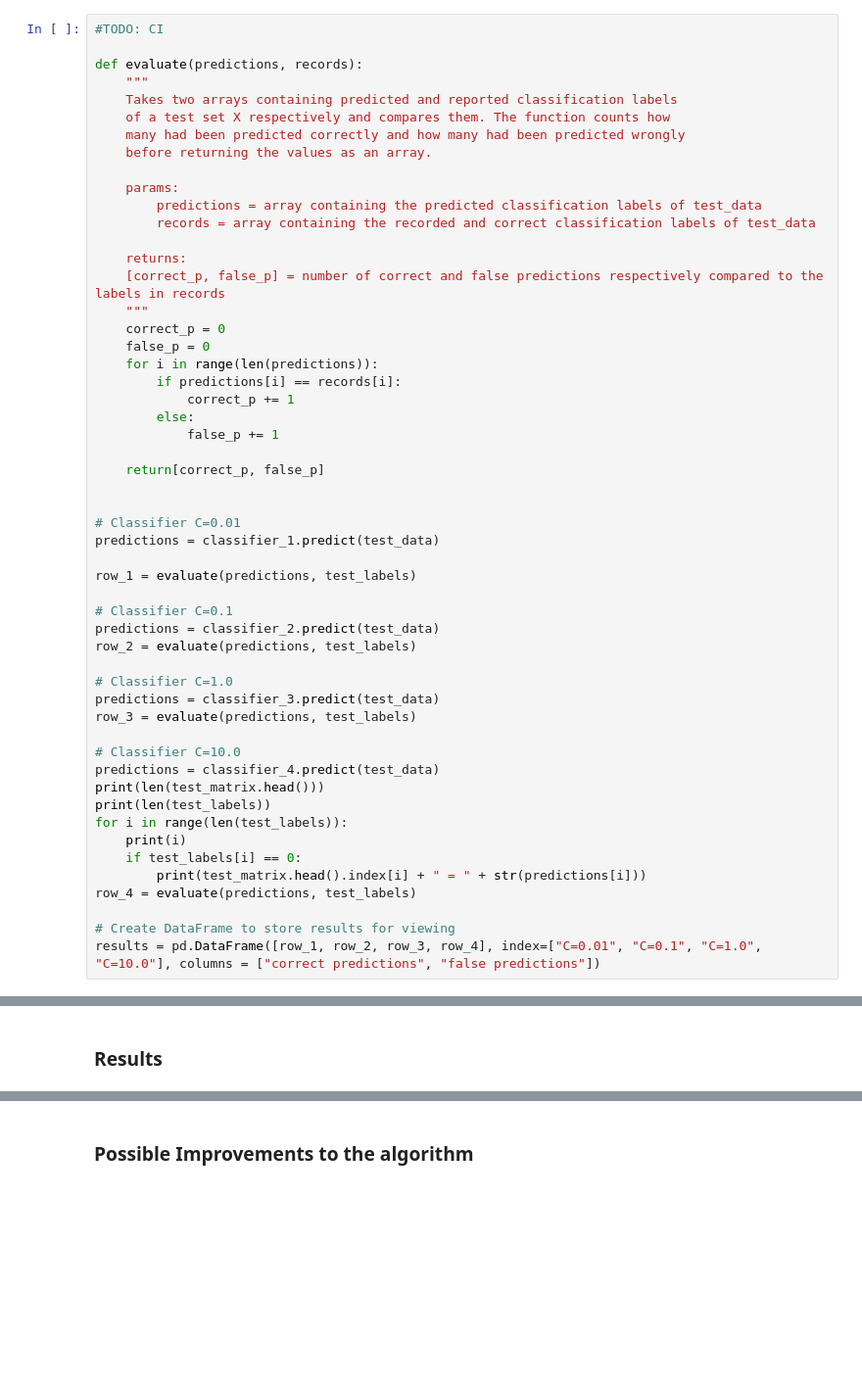
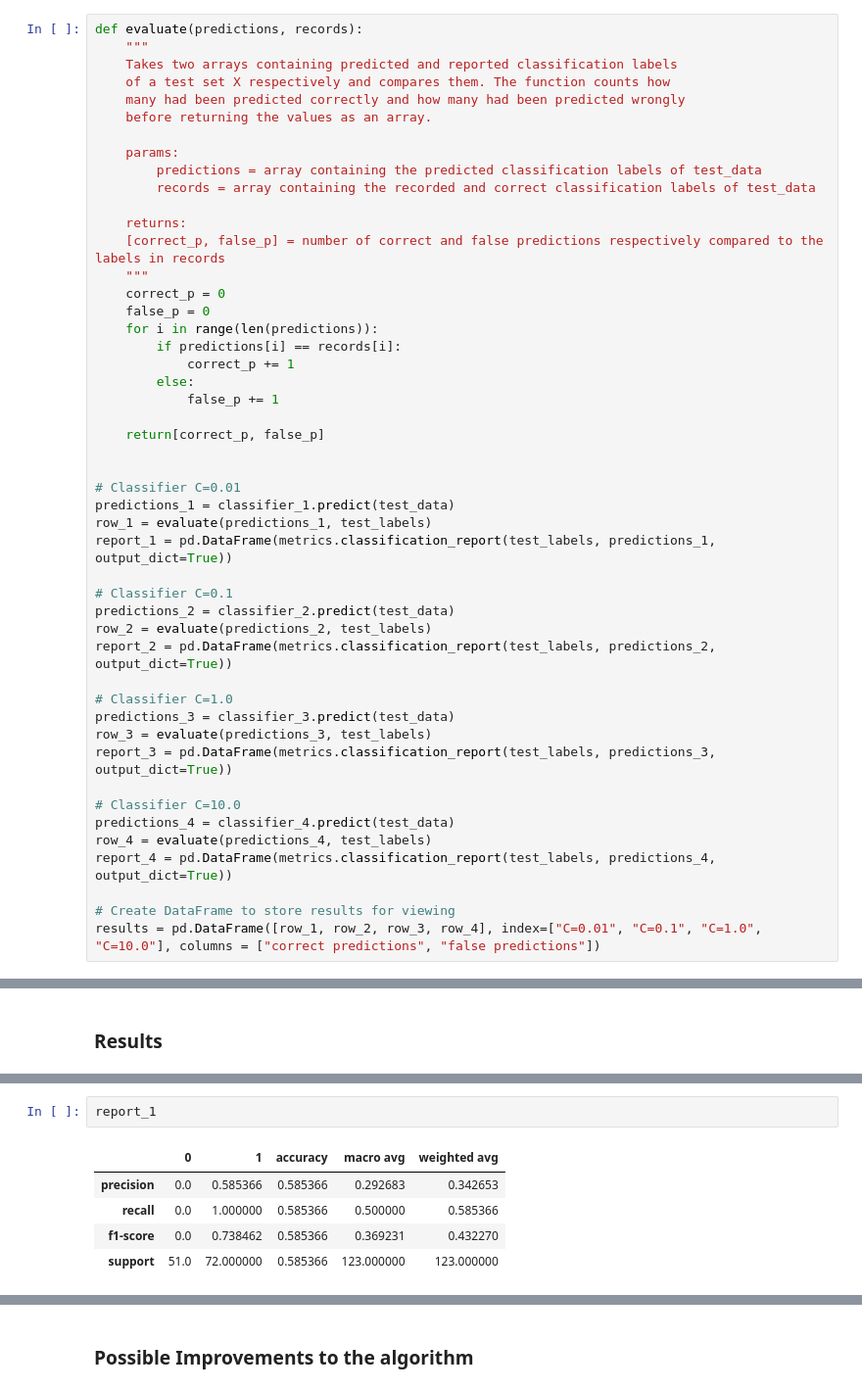
Before and after one commit to volkamerlab/CADDSeminar_2023, a Jupyter notebook: notebooks/04_SVM_DDI_prediction/T4_SVM_DDI_prediction.ipynb, the cells around one changed output, grey strips where cells are left out. Shown at 98% size. Saved outputs shown, nothing was run; the diff lists cells and outputs as text; blank space fills up the shorter version.

```diff
--- a/notebooks/04_SVM_DDI_prediction/T4_SVM_DDI_prediction.ipynb
+++ b/notebooks/04_SVM_DDI_prediction/T4_SVM_DDI_prediction.ipynb
@@ -637,8 +634,6 @@ SVC(C=10.0, kernel='precomputed')
 # %% [markdown]
 Now that we have our trained SVM, we use our test data for predictions and output the results.
 # %%
-#TODO: CI
-
 def evaluate(predictions, records):
     """
     Takes two arrays containing predicted and reported classification labels
@@ -665,27 +660,24 @@ def evaluate(predictions, records):
 
 
 # Classifier C=0.01
-predictions = classifier_1.predict(test_data)
-
-row_1 = evaluate(predictions, test_labels)
+predictions_1 = classifier_1.predict(test_data)
+row_1 = evaluate(predictions_1, test_labels)
+report_1 = pd.DataFrame(metrics.classification_report(test_labels, predictions_1, output_dict=True))
 
 # Classifier C=0.1
-predictions = classifier_2.predict(test_data)
-row_2 = evaluate(predictions, test_labels)
+predictions_2 = classifier_2.predict(test_data)
+row_2 = evaluate(predictions_2, test_labels)
+report_2 = pd.DataFrame(metrics.classification_report(test_labels, predictions_2, output_dict=True))
 
 # Classifier C=1.0
-predictions = classifier_3.predict(test_data)
-row_3 = evaluate(predictions, test_labels)
+predictions_3 = classifier_3.predict(test_data)
+row_3 = evaluate(predictions_3, test_labels)
+report_3 = pd.DataFrame(metrics.classification_report(test_labels, predictions_3, output_dict=True))
 
 # Classifier C=10.0
-predictions = classifier_4.predict(test_data)
-print(len(test_matrix.head()))
-print(len(test_labels))
-for i in range(len(test_labels)):
-    print(i)
-    if test_labels[i] == 0:
-        print(test_matrix.head().index[i] + " = " + str(predictions[i]))
-row_4 = evaluate(predictions, test_labels)
+predictions_4 = classifier_4.predict(test_data)
+row_4 = evaluate(predictions_4, test_labels)
+report_4 = pd.DataFrame(metrics.classification_report(test_labels, predictions_4, output_dict=True))
 
 # Create DataFrame to store results for viewing
 results = pd.DataFrame([row_1, row_2, row_3, row_4], index=["C=0.01", "C=0.1", "C=1.0", "C=10.0"], columns = ["correct predictions", "false predictions"])
@@ -731,0 +702,8 @@ Nevertheless, we proved that an SVM using a similarity matrix as a kernel functi
+# %%
+report_1
+# %% [output]
+|  | 0 | 1 | accuracy | macro avg | weighted avg |
+| precision | 0.0 | 0.585366 | 0.585366 | 0.292683 | 0.342653 |
+| recall | 0.0 | 1.000000 | 0.585366 | 0.500000 | 0.585366 |
+| f1-score | 0.0 | 0.738462 | 0.585366 | 0.369231 | 0.432270 |
+| support | 51.0 | 72.000000 | 0.585366 | 123.000000 | 123.000000 |
```
Also changed, not shown: parts of 22 cells of this notebook.
